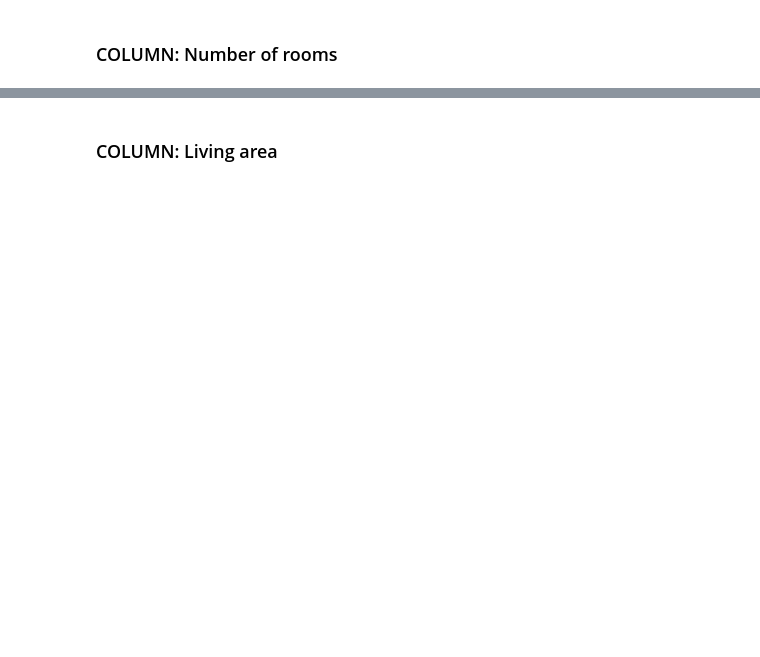
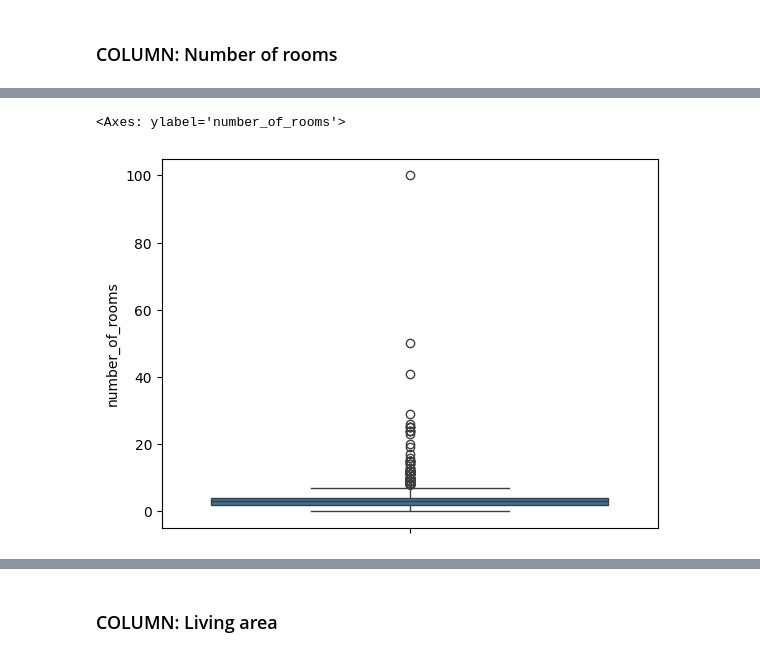
Before and after one commit to demuyncks/immo-eliza, a Jupyter notebook: notebooks/immo_cleaning.ipynb, the cells around one changed output, grey strips where cells are left out. Cells and saved outputs as stored; diff of their text form; code cells hidden in the pictures; blank space fills up the shorter version.

```diff
--- a/notebooks/immo_cleaning.ipynb
+++ b/notebooks/immo_cleaning.ipynb
@@ -160,4 +381,4 @@ index of the property with maximum number of rooms is: 3499, data: 1962.0
 https://immovlan.be/en/detail/residence/for-sale/1880/nieuwenrode/rbv11758
 # %%
-df.loc[3499, 'Number of rooms'] = 4
+df2.loc[3499, 'number_of_rooms'] = 4
 # %%
@@ -177,0 +396,5 @@ df.describe(include='all')
+# %%
+sns.boxplot(y=df2['number_of_rooms'])
+# %% [output]
+<Axes: ylabel='number_of_rooms'>
+[figure, added]
```
Also changed, not shown: parts of 133 cells of this notebook, 1 other file.
